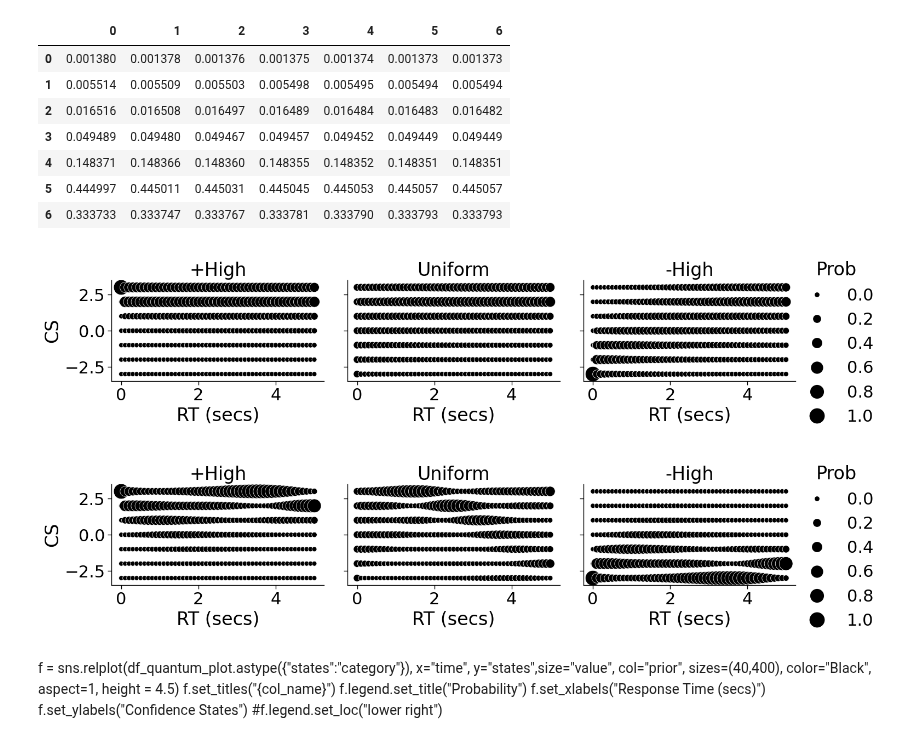
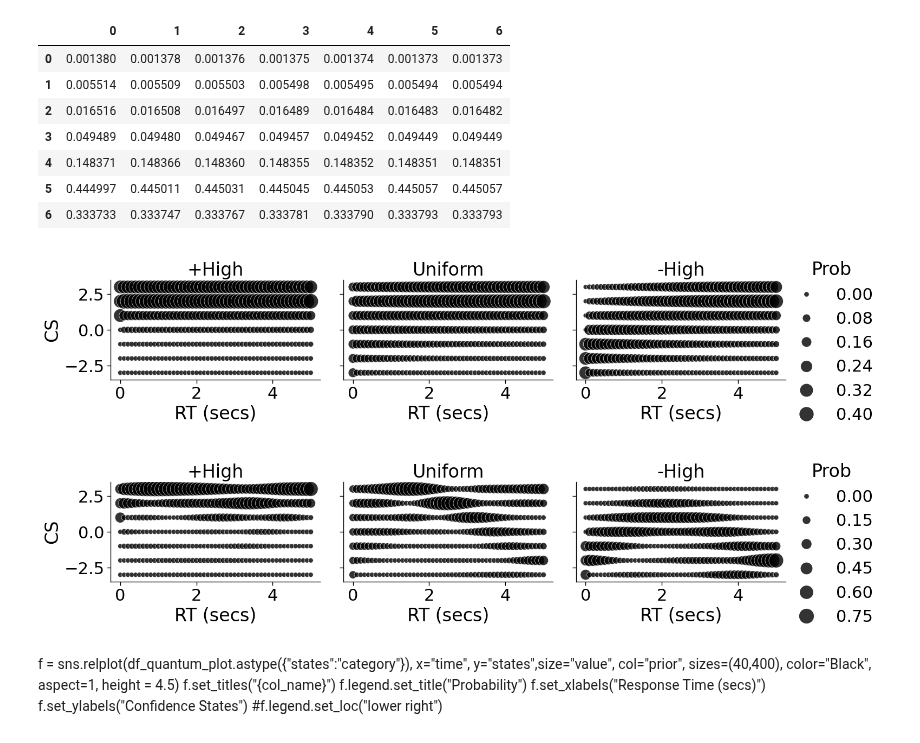
Before and after one commit to rkmalaiya/stochastic_cognitive_dynamics, a Jupyter notebook: poc/Diffusion_vs_Quantum.ipynb, the cells around one changed output. Drawn from its saved outputs; the diff is of its cells as text; code cells hidden in the pictures.

Commit message:
increased start_width for math psyc paper

```diff
--- a/poc/Diffusion_vs_Quantum.ipynb
+++ b/poc/Diffusion_vs_Quantum.ipynb
@@ -14,7 +14,7 @@ sns.set_context("paper", font_scale=2.5)
 # %% [output]
 No GPU/TPU found, falling back to CPU. (Set TF_CPP_MIN_LOG_LEVEL=0 and rerun for more info.)
 # %%
-n_states, start_width, delta, measurement_prob,  I, J, steps = 7, 1, 1, 0.8, 1, 1, 0.1
+n_states, start_width, delta, measurement_prob,  I, J, steps = 7, 3, 1, 0.8, 1, 1, 0.1
 m_Mc, m_Mw, m_Mn = ca._get_measurement_matrix(n_states, 1, prob=measurement_prob, model_type = "Markov")
 q_Mc, q_Mw, q_Mn = ca._get_measurement_matrix(n_states, 1, prob=measurement_prob, model_type = "Quantum")
 # %%
@@ -79,10 +79,10 @@ for prior_type in ["Upper", "Uniform", "Lower"]:
     phi_markov_arr.append(np.asarray(phi_0_markov.squeeze()))
     phi_quantum_arr.append(np.abs(phi_0_quantum.squeeze())**2)
 
-    phi_quantum_arr_r.append(np.real(phi_0_quantum.squeeze()))
-    phi_quantum_arr_c.append(np.imag(phi_0_quantum.squeeze()))
-    df_quantum_r = pd.concat([df_quantum_r, pd.DataFrame(phi_quantum_arr_r).T.assign(prior=prior_type)])
-    df_quantum_c = pd.concat([df_quantum_c, pd.DataFrame(phi_quantum_arr_c).T.assign(prior=prior_type)])
+    #phi_quantum_arr_r.append(np.real(phi_0_quantum.squeeze()))
+    #phi_quantum_arr_c.append(np.imag(phi_0_quantum.squeeze()))
+    #df_quantum_r = pd.concat([df_quantum_r, pd.DataFrame(phi_quantum_arr_r).T.assign(prior=prior_type)])
+    #df_quantum_c = pd.concat([df_quantum_c, pd.DataFrame(phi_quantum_arr_c).T.assign(prior=prior_type)])
 
     for t in np.arange(1,20,0.1):
         phi_markov = ca.perform_state_transition(intensity_matrix_markov, npx.asarray([[t]]), npx.asarray([[1]]),
@@ -186,24 +186,24 @@ df_quantum_plot = df_quantum_plot.assign(prior = lambda df:df.prior.map({"Upper"
 # %%
 with sns.plotting_context(font_scale=2.5):
     f = sns.relplot(df_markov_plot
                     .query("time <= 5")
-                    ,
+                    ,alpha=0.8,
     x="time", y="states",size="value", col="prior", sizes=(40,400), color="Black", aspect=1.3, height=3.7)
     f.set_titles("{col_name}")
     f.legend.set_title("Prob")
     f.set_xlabels("RT (secs)")
     f.set_ylabels("CS")
     f.set(ylim=(-3.5, 3.5))
 #f.legend.set_bbox_to_anchor((0.9,0.5))
 #f.legend.set_loc("lower right")
 #plt.tight_layout()
 # %% [output]
-[figure, old version]
+[figure, new version]
 # %%
 with sns.plotting_context(font_scale=2.5):
     f = sns.relplot(df_quantum_plot
                     .query("time <= 5")
-                    ,
+                    ,alpha=0.8,
     x="time", y="states",size="value", col="prior", sizes=(40,400), color="Black", aspect=1.3, height=3.7)
     f.set_titles("{col_name}")
     f.legend.set_title("Prob")
@@ -214,7 +214,7 @@ with sns.plotting_context(font_scale=2.5):
 #f.legend.set_loc("lower right")
 #plt.tight_layout()
 # %% [output]
-[figure, old version]
+[figure, new version]
 # %%
 fig = px.scatter(df_quantum_plot.query("prior=='Uniform'"), x="time", y="states",size="value")
 fig.update_layout(
```
Also changed, not shown: parts of 6 cells of this notebook.
